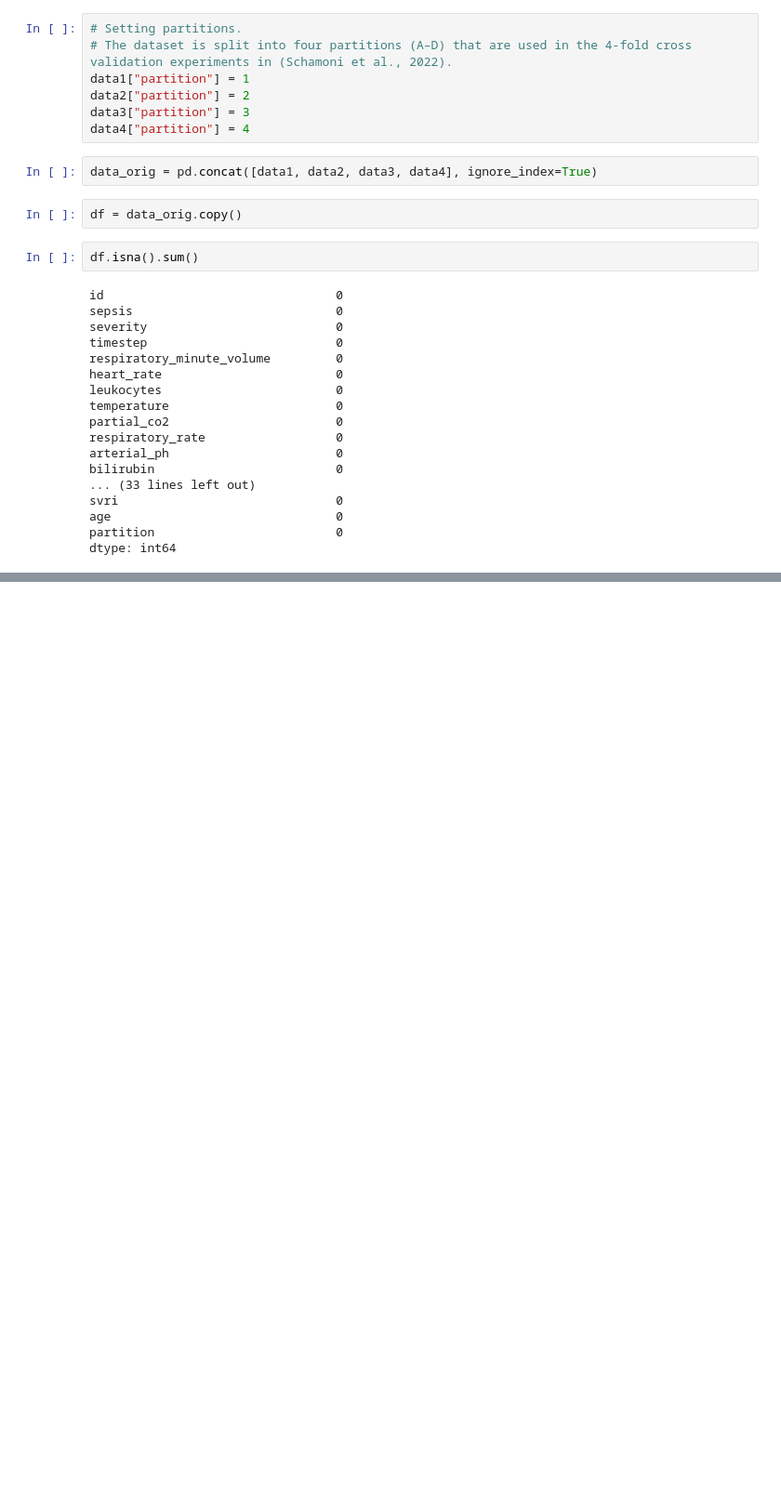
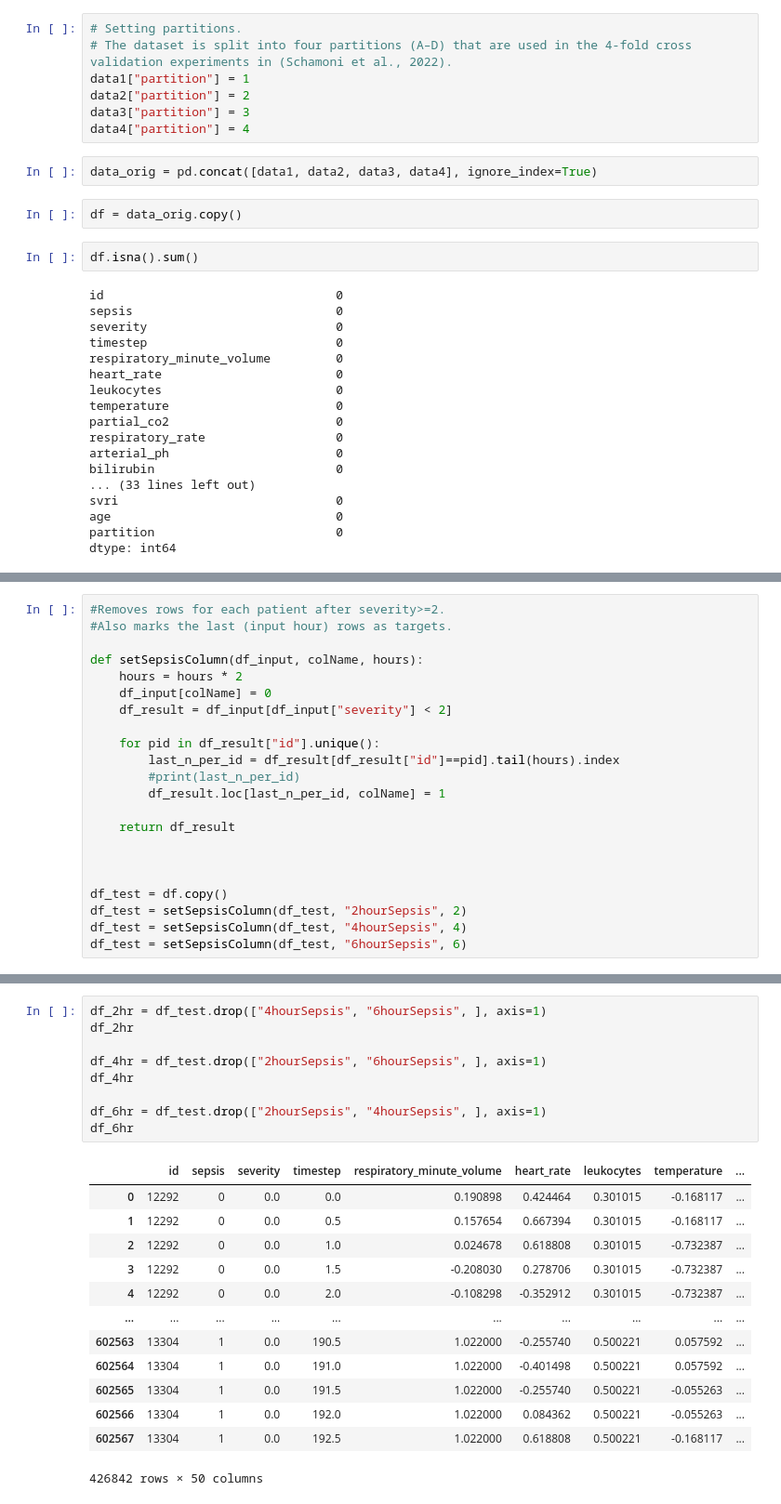
Before and after one commit to emilwennstrom/SepsisTS, a Jupyter notebook: sepsis1.ipynb, the cells around one changed output, grey strips where cells are left out. Shown at 93% size. Saved outputs shown, nothing was run; the diff lists cells and outputs as text; blank space fills up the shorter version.

```diff
--- a/sepsis1.ipynb
+++ b/sepsis1.ipynb
@@ -78,0 +120,22 @@ Name: count, dtype: int64
+# %%
+#Removes rows for each patient after severity>=2.
+#Also marks the last (input hour) rows as targets.
+
+def setSepsisColumn(df_input, colName, hours):
+    hours = hours * 2
+    df_input[colName] = 0
+    df_result = df_input[df_input["severity"] < 2]
+
+    for pid in df_result["id"].unique():
+        last_n_per_id = df_result[df_result["id"]==pid].tail(hours).index
+        #print(last_n_per_id)
+        df_result.loc[last_n_per_id, colName] = 1
+
+    return df_result
+
+
+
+df_test = df.copy()
+df_test = setSepsisColumn(df_test, "2hourSepsis", 2)
+df_test = setSepsisColumn(df_test, "4hourSepsis", 4)
+df_test = setSepsisColumn(df_test, "6hourSepsis", 6)
@@ -78,0 +244,23 @@ Name: count, dtype: int64
+# %%
+df_2hr = df_test.drop(["4hourSepsis", "6hourSepsis", ], axis=1)
+df_2hr
+
+df_4hr = df_test.drop(["2hourSepsis", "6hourSepsis", ], axis=1)
+df_4hr
+
+df_6hr = df_test.drop(["2hourSepsis", "4hourSepsis", ], axis=1)
+df_6hr
+# %% [output]
+|  | id | sepsis | severity | timestep | respiratory_minute_volume | heart_rate | leukocytes | temperature | ... |
+| 0 | 12292 | 0 | 0.0 | 0.0 | 0.190898 | 0.424464 | 0.301015 | -0.168117 | ... |
+| 1 | 12292 | 0 | 0.0 | 0.5 | 0.157654 | 0.667394 | 0.301015 | -0.168117 | ... |
+| 2 | 12292 | 0 | 0.0 | 1.0 | 0.024678 | 0.618808 | 0.301015 | -0.732387 | ... |
+| 3 | 12292 | 0 | 0.0 | 1.5 | -0.208030 | 0.278706 | 0.301015 | -0.732387 | ... |
+| 4 | 12292 | 0 | 0.0 | 2.0 | -0.108298 | -0.352912 | 0.301015 | -0.732387 | ... |
+| ... | ... | ... | ... | ... | ... | ... | ... | ... | ... |
+| 602563 | 13304 | 1 | 0.0 | 190.5 | 1.022000 | -0.255740 | 0.500221 | 0.057592 | ... |
+| 602564 | 13304 | 1 | 0.0 | 191.0 | 1.022000 | -0.401498 | 0.500221 | 0.057592 | ... |
+| 602565 | 13304 | 1 | 0.0 | 191.5 | 1.022000 | -0.255740 | 0.500221 | -0.055263 | ... |
+| 602566 | 13304 | 1 | 0.0 | 192.0 | 1.022000 | 0.084362 | 0.500221 | -0.055263 | ... |
+| 602567 | 13304 | 1 | 0.0 | 192.5 | 1.022000 | 0.618808 | 0.500221 | -0.168117 | ... |
+426842 rows × 50 columns
```
Also changed, not shown: parts of 21 cells of this notebook.
